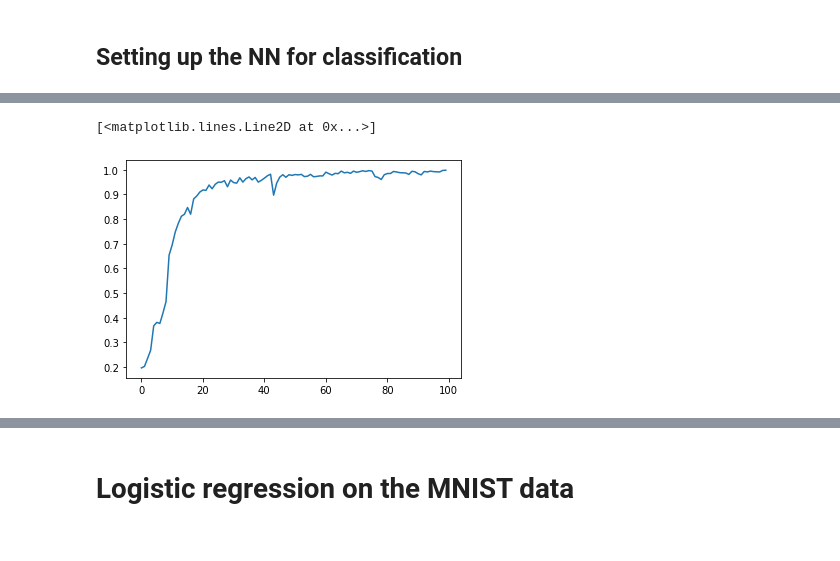
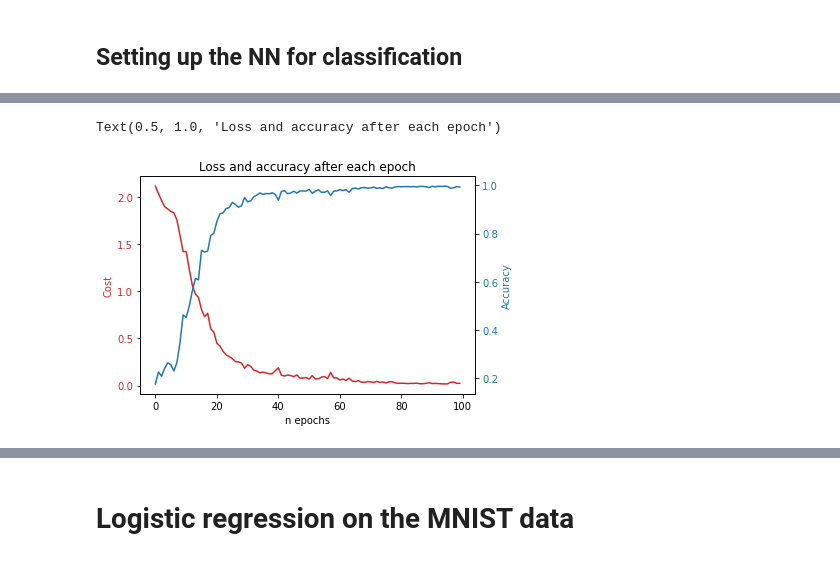
Before and after one commit to haakools/FYS-STK4155AUTUMN, a Jupyter notebook: Project 2/Project2_main.ipynb, the cells around one changed output, grey strips where cells are left out. Cells and saved outputs as stored; diff of their text form; code cells hidden in the pictures.

```diff
--- a/Project 2/Project2_main.ipynb
+++ b/Project 2/Project2_main.ipynb
@@ -153,5 +173,0 @@ plt.plot(NNclassifier.costs)
-# %%
-plt.plot(NNclassifier.acc)
-# %% [output]
-[<matplotlib.lines.Line2D at 0x...>]
-[figure, removed]
@@ -161 +174,20 @@ Y_pred = NNclassifier.predict(X_test)
+# %%
+fig, ax1 = plt.subplots()
+
+color = 'tab:red'
+ax1.plot(NNclassifier.costs,color=color, label="Cost function")
+ax1.set_xlabel("n epochs")
+ax1.set_ylabel("Cost",color=color)
+ax1.tick_params(axis='y', labelcolor=color)
+
+ax2 = ax1.twinx()
+color = 'tab:blue'
+ax2.plot(NNclassifier.acc, label="accuracy",color=color)
+ax2.set_ylabel("Accuracy",color=color)
+ax2.tick_params(axis='y', labelcolor=color)
+
+plt.title("Loss and accuracy after each epoch")
+# %% [output]
+Text(0.5, 1.0, 'Loss and accuracy after each epoch')
+[figure, added]
 # %%
```
Also changed, not shown: parts of 38 cells of this notebook, 2 other files.
